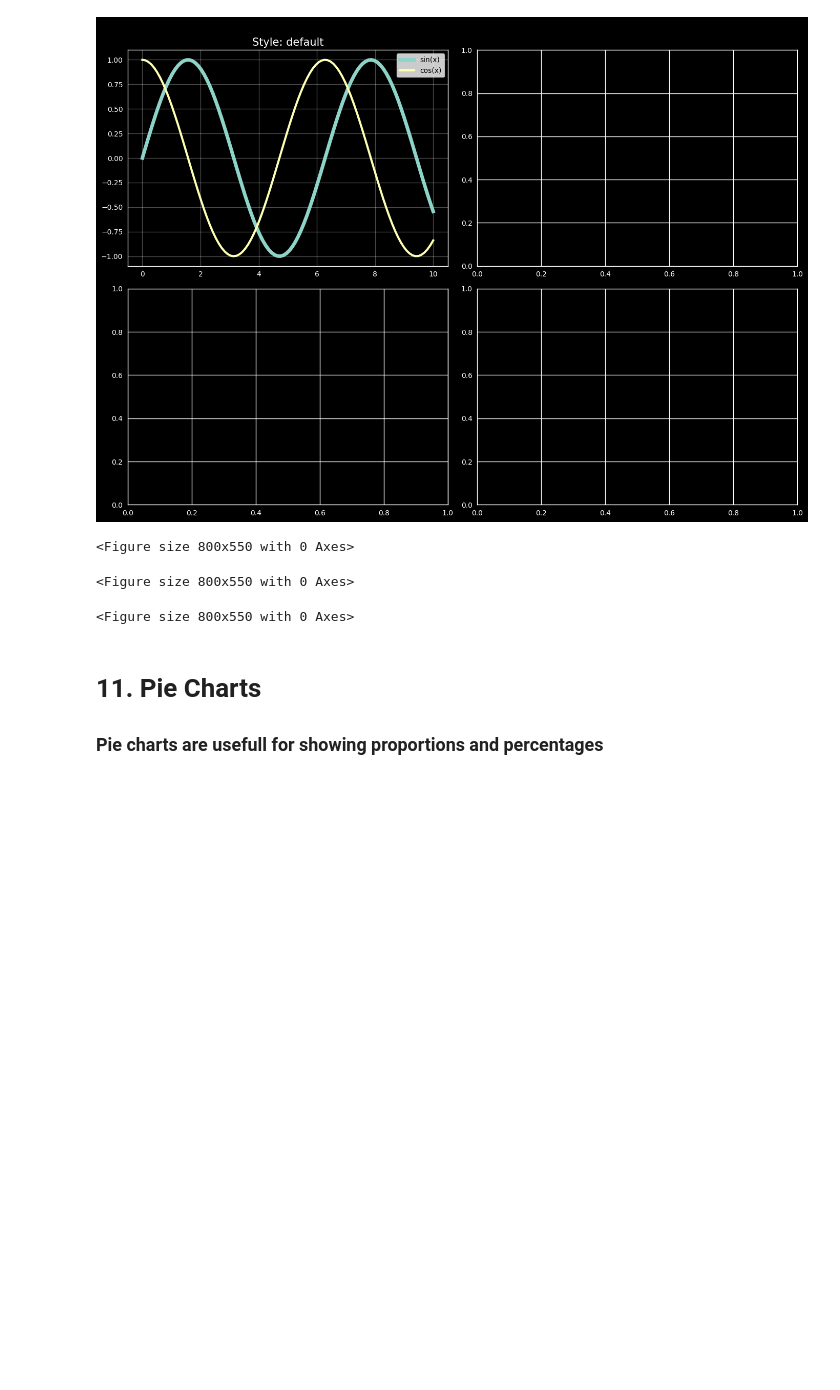
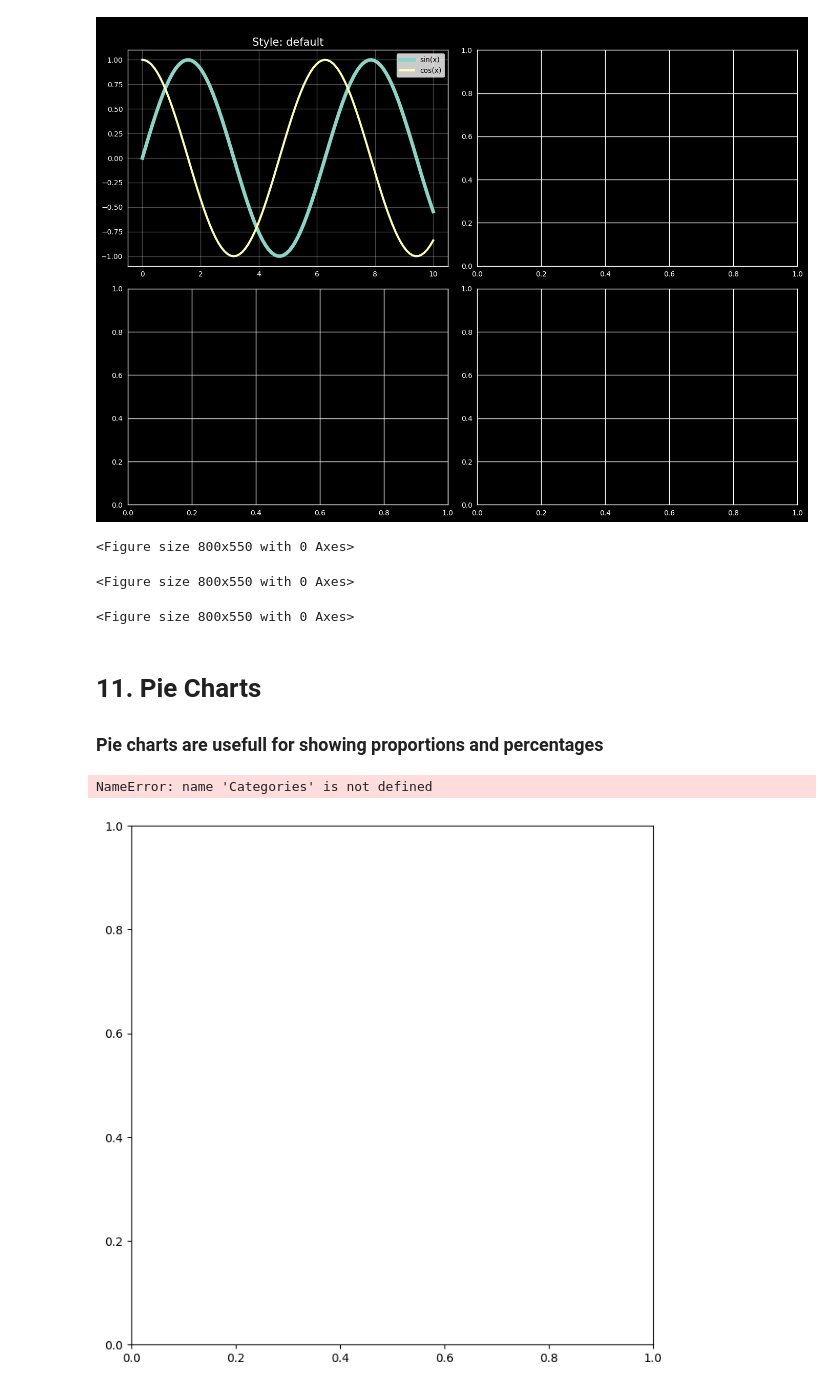
Before and after one commit to IT21314742/Python-Matplotlib-Refresh, a Jupyter notebook: Matlab again.ipynb, the cells around one changed output. Drawn from its saved outputs; the diff is of its cells as text; code cells hidden in the pictures; blank space fills up the shorter version.

```diff
--- a/Matlab again.ipynb
+++ b/Matlab again.ipynb
@@ -501,14 +501,17 @@ plt.style.use('default')
 ### Pie charts are usefull for showing proportions and percentages
 # %%
 # Simple Pie Charts
-categories = ['North', 'South', 'East', 'West']
+Categories = ['North', 'South', 'East', 'West']
 sizes = [30, 25, 20, 25]
 colors = ['#FF6B6B', '#4ECDC4', '#95E1D3', '#F38181']
 explode = (0.1, 0, 0, 0) # Explode the fisrt slice
 
 fig, ax = plt.subplots(figsize=(8, 8))
 ax.pie(sizes, explode=explode, labels=Categories, colors=colors,
        autopct='%1.1f%%', shadow=True, startangle=90)
 
 ax.set_title('Sales Distribution by rigion', fontsize=14, fontweight='bold')
 plt.show()
+# %% [output]
+NameError: name 'Categories' is not defined
+[figure, added]
```
